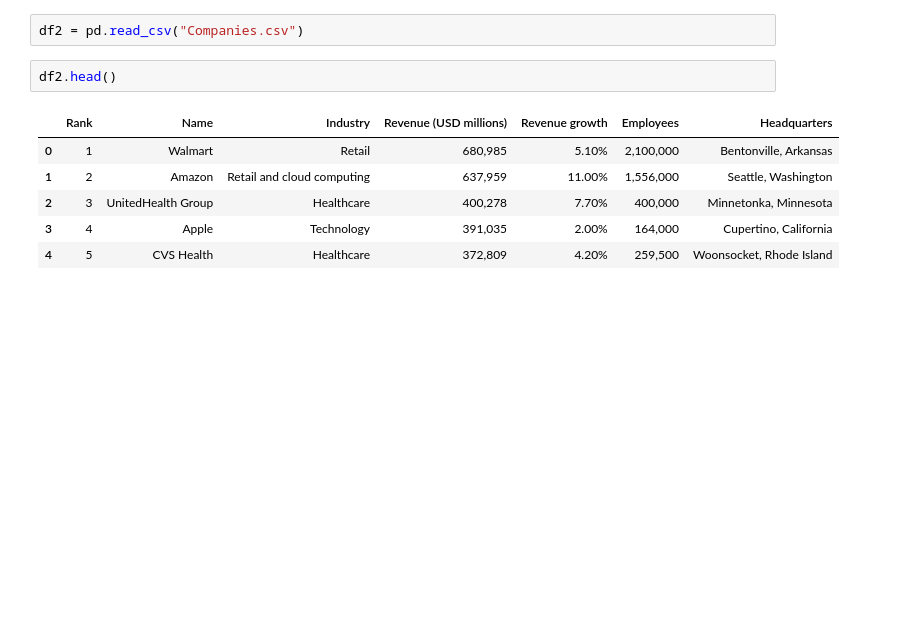
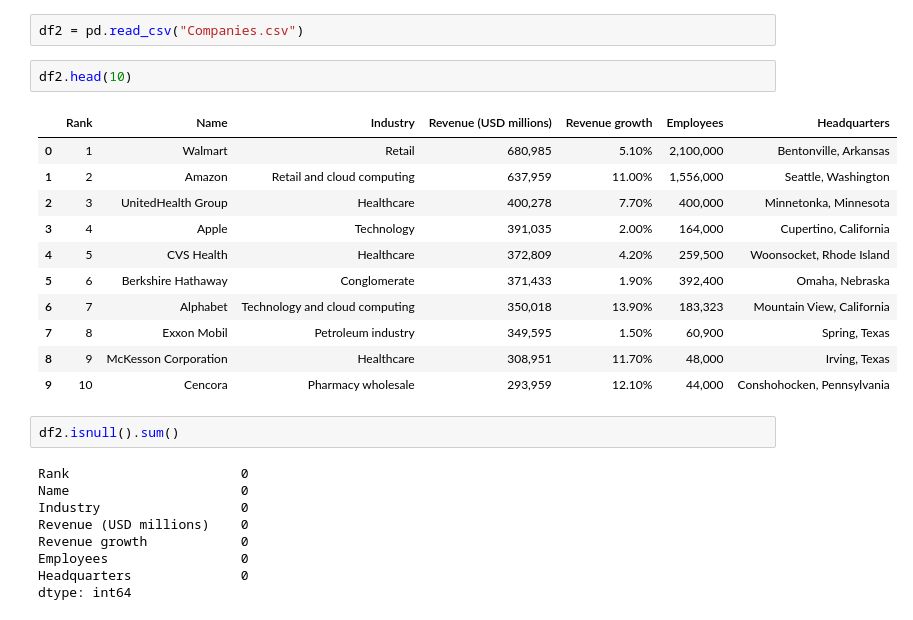
Before and after one commit to ashiqdotexe/data-analysis, a Jupyter notebook: Python/Project/usa_top_companies_by_revenue.ipynb, the cells around one changed output. Saved outputs shown, nothing was run; the diff lists cells and outputs as text; blank space fills up the shorter version.

```diff
--- a/Python/Project/usa_top_companies_by_revenue.ipynb
+++ b/Python/Project/usa_top_companies_by_revenue.ipynb
@@ -135,12 +135,28 @@ df = pd.concat([df, pd.DataFrame(row_data, columns=col_headers_final)])
 df.to_csv(r"E:/Practice Project/data science/data-analysis/Python/Project/Companies.csv", index=False)
 # %%
 df2 = pd.read_csv("Companies.csv")
+# %%
+df2.head(10)
+# %% [output]
+|  | Rank | Name | Industry | Revenue (USD millions) | Revenue growth | Employees | Headquarters |
+| 0 | 1 | Walmart | Retail | 680,985 | 5.10% | 2,100,000 | Bentonville, Arkansas |
+| 1 | 2 | Amazon | Retail and cloud computing | 637,959 | 11.00% | 1,556,000 | Seattle, Washington |
+| 2 | 3 | UnitedHealth Group | Healthcare | 400,278 | 7.70% | 400,000 | Minnetonka, Minnesota |
+| 3 | 4 | Apple | Technology | 391,035 | 2.00% | 164,000 | Cupertino, California |
+| 4 | 5 | CVS Health | Healthcare | 372,809 | 4.20% | 259,500 | Woonsocket, Rhode Island |
+| 5 | 6 | Berkshire Hathaway | Conglomerate | 371,433 | 1.90% | 392,400 | Omaha, Nebraska |
+| 6 | 7 | Alphabet | Technology and cloud computing | 350,018 | 13.90% | 183,323 | Mountain View, California |
+| 7 | 8 | Exxon Mobil | Petroleum industry | 349,595 | 1.50% | 60,900 | Spring, Texas |
+| 8 | 9 | McKesson Corporation | Healthcare | 308,951 | 11.70% | 48,000 | Irving, Texas |
+| 9 | 10 | Cencora | Pharmacy wholesale | 293,959 | 12.10% | 44,000 | Conshohocken, Pennsylvania |
 # %%
-df2.head()
+df2.isnull().sum()
 # %% [output]
-|  | Rank | Name | Industry | Revenue (USD millions) | Revenue growth | Employees | Headquarters |
-| 0 | 1 | Walmart | Retail | 680,985 | 5.10% | 2,100,000 | Bentonville, Arkansas |
-| 1 | 2 | Amazon | Retail and cloud computing | 637,959 | 11.00% | 1,556,000 | Seattle, Washington |
-| 2 | 3 | UnitedHealth Group | Healthcare | 400,278 | 7.70% | 400,000 | Minnetonka, Minnesota |
-| 3 | 4 | Apple | Technology | 391,035 | 2.00% | 164,000 | Cupertino, California |
-| 4 | 5 | CVS Health | Healthcare | 372,809 | 4.20% | 259,500 | Woonsocket, Rhode Island |
+Rank                      0
+Name                      0
+Industry                  0
+Revenue (USD millions)    0
+Revenue growth            0
+Employees                 0
+Headquarters              0
+dtype: int64
```
